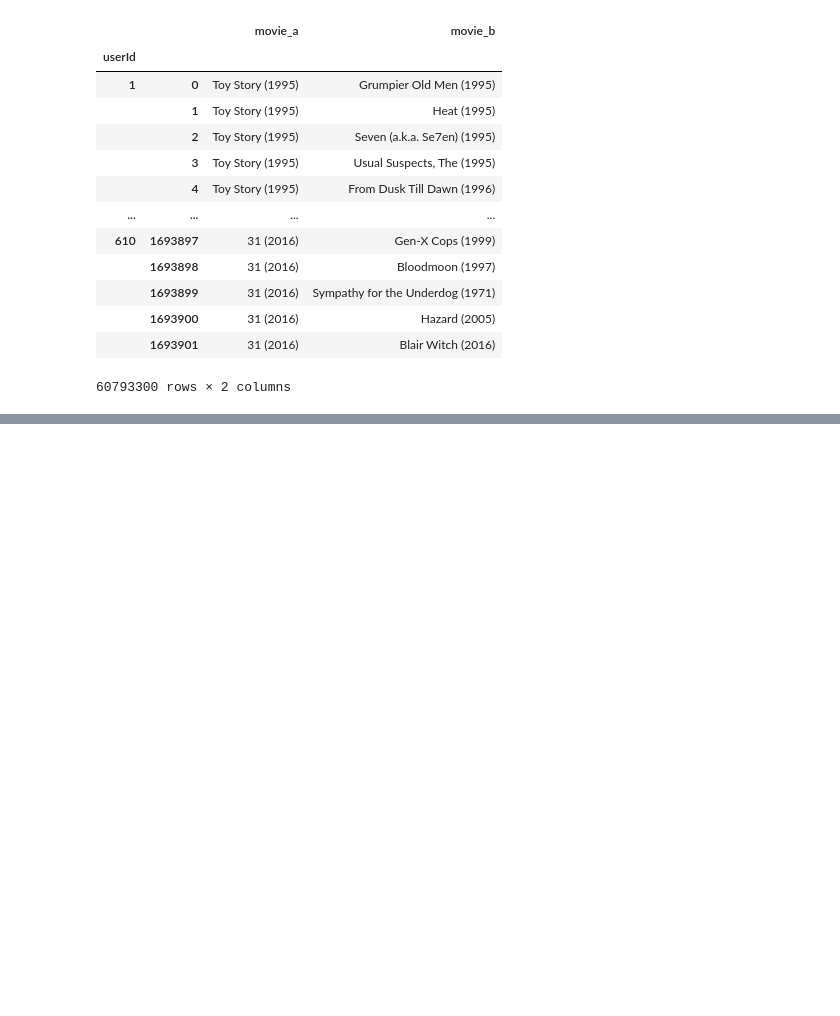
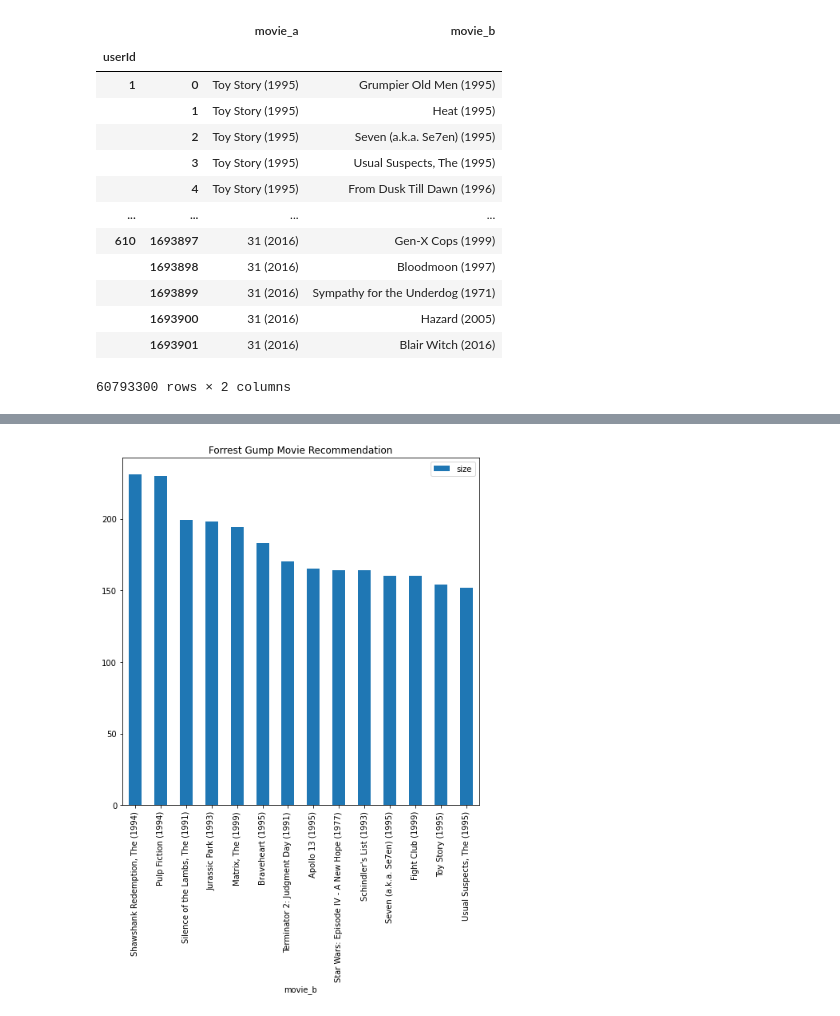
Before and after one commit to adambria1309/KurapikaZoldyck, a Jupyter notebook: Unlimited Chapter - Project/Building Recommendation Engine System.ipynb, the cells around one changed output, grey strips where cells are left out. Cells and saved outputs as stored; diff of their text form; code cells hidden in the pictures; blank space fills up the shorter version.

```diff
--- a/Unlimited Chapter - Project/Building Recommendation Engine System.ipynb
+++ b/Unlimited Chapter - Project/Building Recommendation Engine System.ipynb
@@ -1,6 +1,6 @@
 # %%
 import pandas as pd
-data = pd.read_csv('../# - Data/user_ratings.csv')
+data = pd.read_csv('https://raw.githubusercontent.com/KurapikaZoldyck/KurapikaZoldyck/main/%23%20-%20Data/user_ratings.csv')
 data.head()
 # %% [output]
 |  | userId | movieId | rating | timestamp | title | genres |
@@ -150,4 +154,5 @@ movie_combinations
 |  | 1693901 | 31 (2016) | Blair Witch (2016) |
 60793300 rows × 2 columns
 # %%
-mc = movie_combinations.groupby(['movie_a','movie_b']).size()
+mc = movie_combinations.groupby(['movie_a','movie_b']).size().to_frame(name='size').reset_index().sort_values(by='size',ascending=False)
+mc.head()
@@ -153,0 +184,6 @@ mc = movie_combinations.groupby(['movie_a','movie_b']).size()
+# %%
+fg_150 = mc[(mc['movie_a']=='Forrest Gump (1994)')&(mc['size']>=150)]
+fg_150.plot.bar(x='movie_b',title='Forrest Gump Movie Recommendation',figsize=(8,8))
+plt.show()
+# %% [output]
+[figure, added]
```
Also changed, not shown: parts of 13 cells of this notebook.
